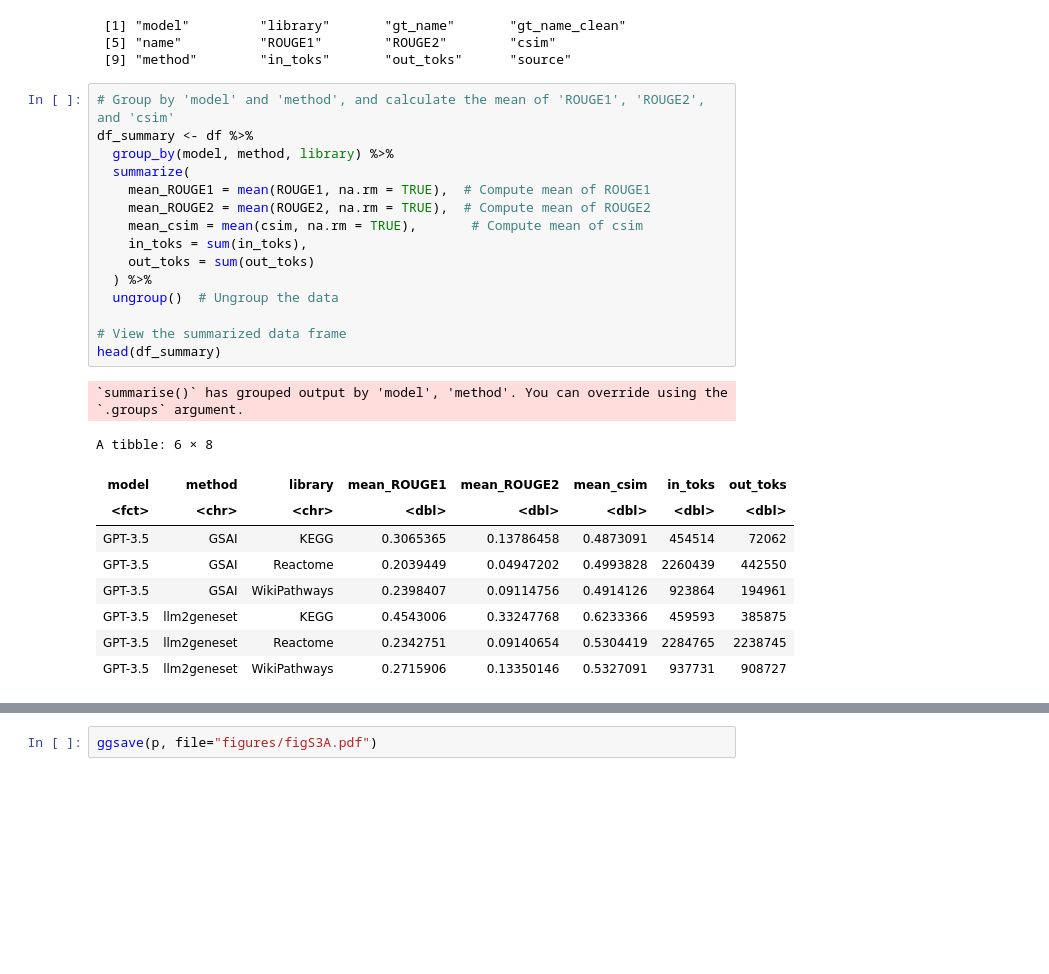
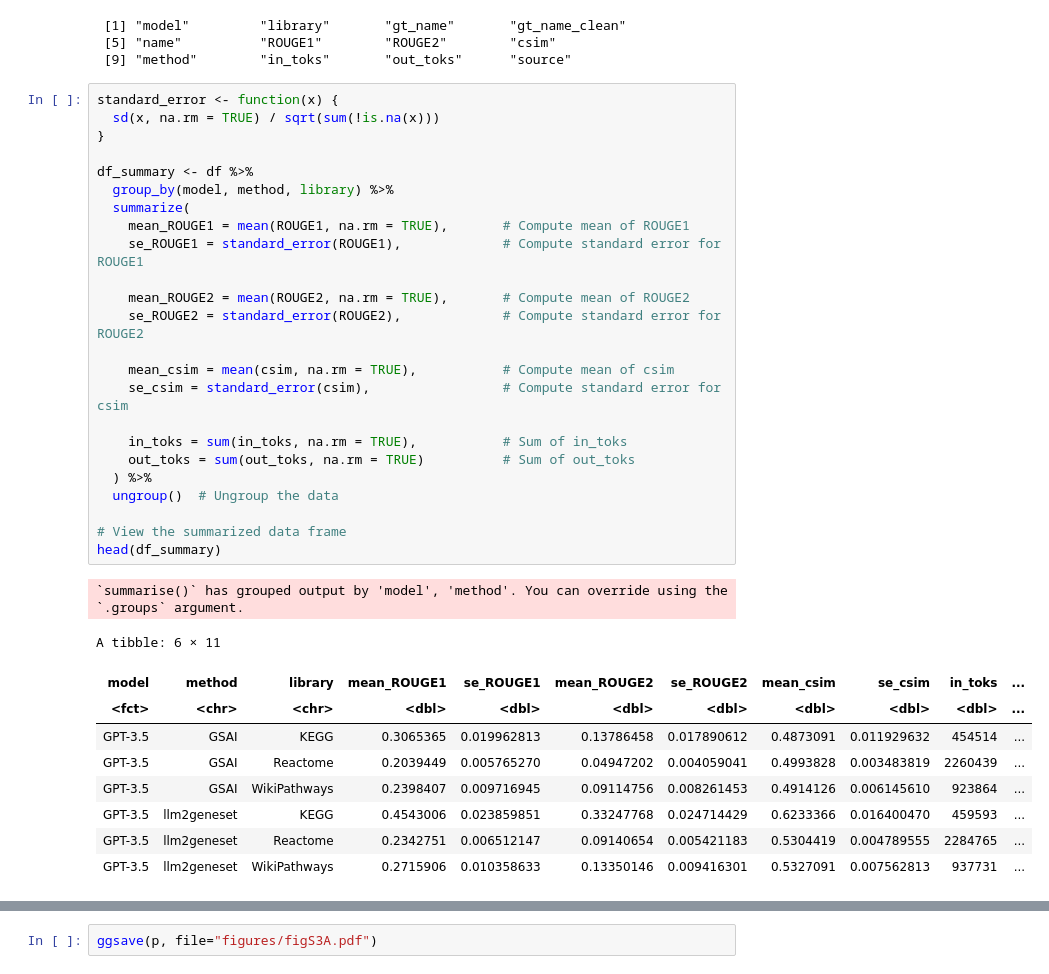
Before and after one commit to Alector-BIO/llm2geneset, a Jupyter notebook: notebooks/fig3.ipynb, the cells around one changed output, grey strips where cells are left out. Saved outputs shown, nothing was run; the diff lists cells and outputs as text; blank space fills up the shorter version.

```diff
--- a/notebooks/fig3.ipynb
+++ b/notebooks/fig3.ipynb
@@ -85,31 +110,40 @@ colnames(df)
  [5] "name"          "ROUGE1"        "ROUGE2"        "csim"
  [9] "method"        "in_toks"       "out_toks"      "source"
 # %%
-# Group by 'model' and 'method', and calculate the mean of 'ROUGE1', 'ROUGE2', and 'csim'
+standard_error <- function(x) {
+  sd(x, na.rm = TRUE) / sqrt(sum(!is.na(x)))
+}
+
 df_summary <- df %>%
   group_by(model, method, library) %>%
   summarize(
-    mean_ROUGE1 = mean(ROUGE1, na.rm = TRUE),  # Compute mean of ROUGE1
-    mean_ROUGE2 = mean(ROUGE2, na.rm = TRUE),  # Compute mean of ROUGE2
-    mean_csim = mean(csim, na.rm = TRUE),       # Compute mean of csim
-    in_toks = sum(in_toks),
-    out_toks = sum(out_toks)
+    mean_ROUGE1 = mean(ROUGE1, na.rm = TRUE),       # Compute mean of ROUGE1
+    se_ROUGE1 = standard_error(ROUGE1),             # Compute standard error for ROUGE1
+
+    mean_ROUGE2 = mean(ROUGE2, na.rm = TRUE),       # Compute mean of ROUGE2
+    se_ROUGE2 = standard_error(ROUGE2),             # Compute standard error for ROUGE2
+
+    mean_csim = mean(csim, na.rm = TRUE),           # Compute mean of csim
+    se_csim = standard_error(csim),                 # Compute standard error for csim
+
+    in_toks = sum(in_toks, na.rm = TRUE),           # Sum of in_toks
+    out_toks = sum(out_toks, na.rm = TRUE)          # Sum of out_toks
   ) %>%
   ungroup()  # Ungroup the data
 
 # View the summarized data frame
 head(df_summary)
 # %% [output]
 `summarise()` has grouped output by 'model', 'method'. You can override using the `.groups` argument.
-A tibble: 6 × 8
+A tibble: 6 × 11
-| model | method | library | mean_ROUGE1 | mean_ROUGE2 | mean_csim | in_toks | out_toks |
-| <fct> | <chr> | <chr> | <dbl> | <dbl> | <dbl> | <dbl> | <dbl> |
-| GPT-3.5 | GSAI | KEGG | 0.3065365 | 0.13786458 | 0.4873091 | 454514 | 72062 |
-| GPT-3.5 | GSAI | Reactome | 0.2039449 | 0.04947202 | 0.4993828 | 2260439 | 442550 |
-| GPT-3.5 | GSAI | WikiPathways | 0.2398407 | 0.09114756 | 0.4914126 | 923864 | 194961 |
-| GPT-3.5 | llm2geneset | KEGG | 0.4543006 | 0.33247768 | 0.6233366 | 459593 | 385875 |
-| GPT-3.5 | llm2geneset | Reactome | 0.2342751 | 0.09140654 | 0.5304419 | 2284765 | 2238745 |
-| GPT-3.5 | llm2geneset | WikiPathways | 0.2715906 | 0.13350146 | 0.5327091 | 937731 | 908727 |
+| model | method | library | mean_ROUGE1 | se_ROUGE1 | mean_ROUGE2 | se_ROUGE2 | mean_csim | se_csim | in_toks | ... |
+| <fct> | <chr> | <chr> | <dbl> | <dbl> | <dbl> | <dbl> | <dbl> | <dbl> | <dbl> | ... |
+| GPT-3.5 | GSAI | KEGG | 0.3065365 | 0.019962813 | 0.13786458 | 0.017890612 | 0.4873091 | 0.011929632 | 454514 | ... |
+| GPT-3.5 | GSAI | Reactome | 0.2039449 | 0.005765270 | 0.04947202 | 0.004059041 | 0.4993828 | 0.003483819 | 2260439 | ... |
+| GPT-3.5 | GSAI | WikiPathways | 0.2398407 | 0.009716945 | 0.09114756 | 0.008261453 | 0.4914126 | 0.006145610 | 923864 | ... |
+| GPT-3.5 | llm2geneset | KEGG | 0.4543006 | 0.023859851 | 0.33247768 | 0.024714429 | 0.6233366 | 0.016400470 | 459593 | ... |
+| GPT-3.5 | llm2geneset | Reactome | 0.2342751 | 0.006512147 | 0.09140654 | 0.005421183 | 0.5304419 | 0.004789555 | 2284765 | ... |
+| GPT-3.5 | llm2geneset | WikiPathways | 0.2715906 | 0.010358633 | 0.13350146 | 0.009416301 | 0.5327091 | 0.007562813 | 937731 | ... |
 # %%
 df_long <- df_summary %>%
   pivot_longer(cols = c(mean_ROUGE1, mean_ROUGE2, mean_csim),  # Columns to pivot
```
Also changed, not shown: parts of 11 cells of this notebook.
